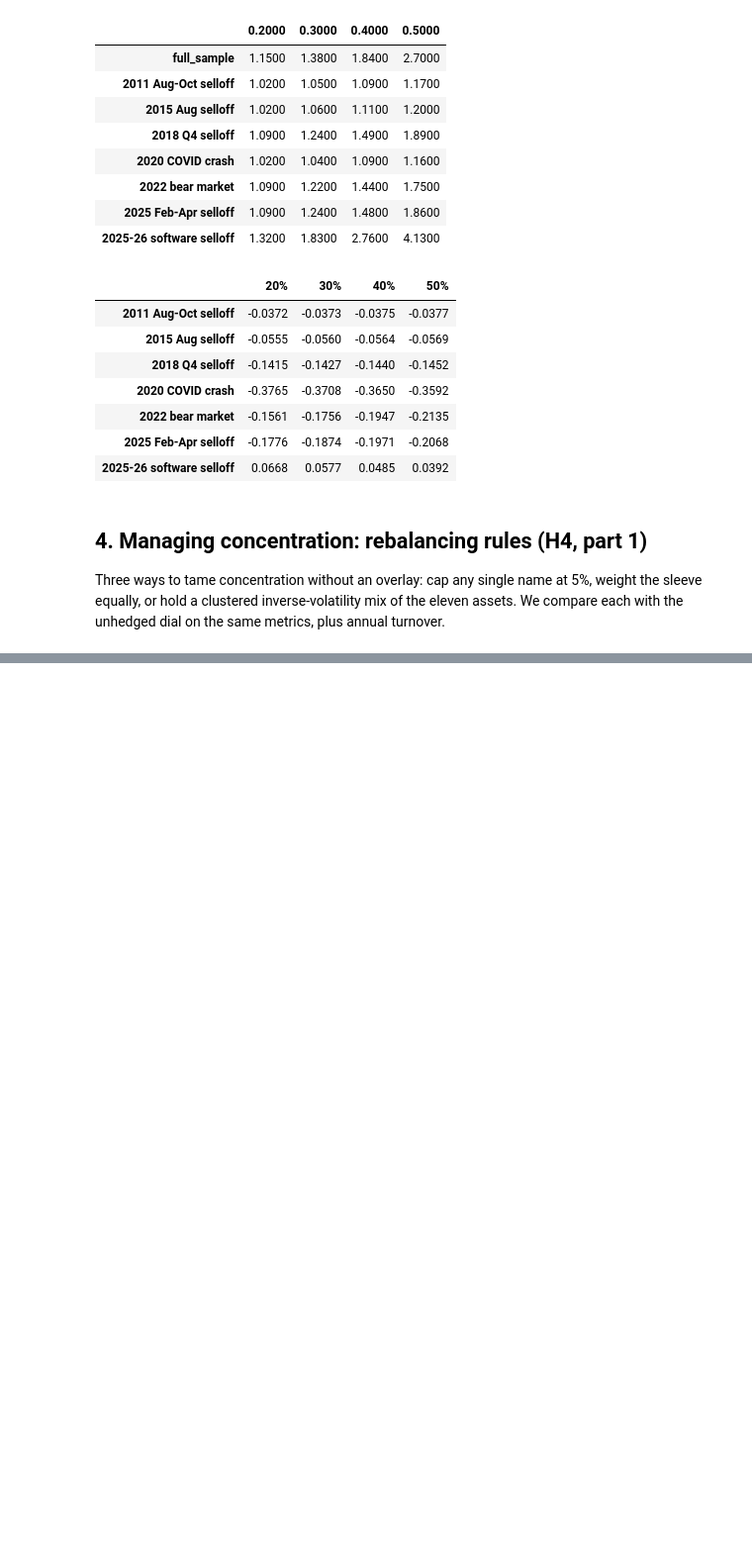
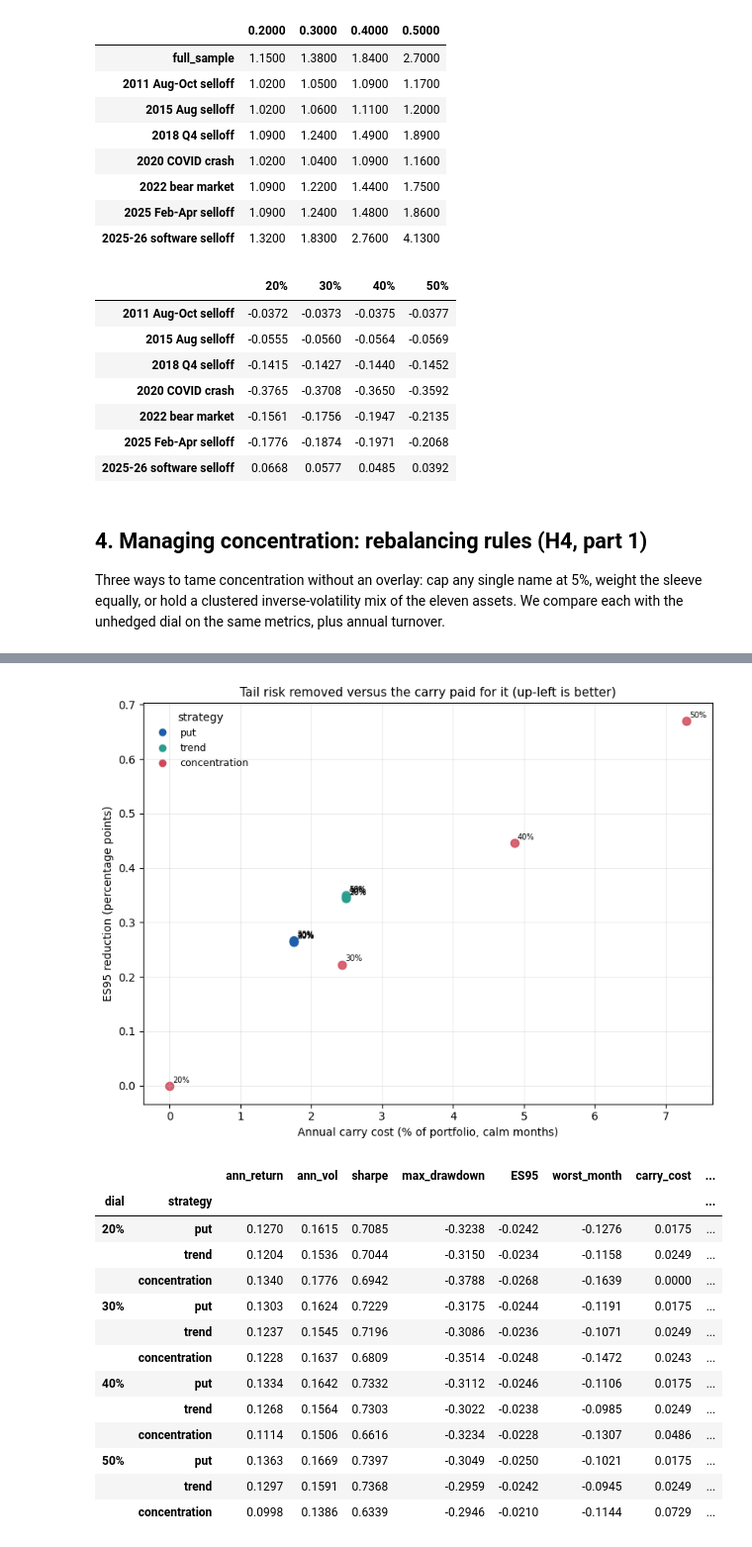
Before and after one commit to KavinDhanasekaran7/AI-Concentration-Hedging, a Jupyter notebook: notebooks/ai_concentration_tail_hedging.ipynb, the cells around one changed output, grey strips where cells are left out. Shown at 99% size. Saved outputs shown, nothing was run; the diff lists cells and outputs as text; code cells hidden in the pictures; blank space fills up the shorter version.

```diff
--- a/notebooks/ai_concentration_tail_hedging.ipynb
+++ b/notebooks/ai_concentration_tail_hedging.ipynb
@@ -262,0 +294,20 @@ rebalancing_table
+# %%
+from src import hedges as hg, scorecard as sc
+
+index_returns = pf.daily_returns(index_prices)
+sleeve_returns = built["sleeve"]["returns"]
+put_overlay = opt.put_overlay_returns(index_prices["SPY"], vix["^VIX"], rf_daily, put_m, config.HEDGE_NOTIONAL)
+trend_overlay = hg.trend_overlay(index_prices["SPY"], index_returns["SPY"], rf_daily)
+
+def hedged(dial_returns, overlay):
+    combined = dial_returns + overlay.reindex(dial_returns.index).fillna(0.0)
+    return combined.loc[config.STOCK_ANALYSIS_START:]
+
+hedge_strategies, unhedged_by_dial = {}, {}
+for w_top, bt in built["dials"].items():
+    label = f"{w_top:.0%}"
+    unhedged_by_dial[label] = bt["returns"].loc[config.STOCK_ANALYSIS_START:]
+    conc_overlay = hg.concentration_overlay(w_top, sleeve_returns, index_returns["QQQ"], rf_daily)
+    hedge_strategies[(label, "put")] = hedged(bt["returns"], put_overlay)
+    hedge_strategies[(label, "trend")] = hedged(bt["returns"], trend_overlay)
+    hedge_strategies[(label, "concentration")] = hedged(bt["returns"], conc_overlay)
@@ -262,0 +374,22 @@ rebalancing_table
+# %%
+scorecard = sc.build_scorecard(hedge_strategies, unhedged_by_dial, rf_daily)
+scorecard.to_csv(config.TABLES_DIR / "scorecard.csv")
+plots.plot_cost_vs_protection(scorecard)
+plt.show()
+scorecard.round(4)
+# %% [output]
+[figure, added]
+|  |  | ann_return | ann_vol | sharpe | max_drawdown | ES95 | worst_month | carry_cost | ... |
+| dial | strategy |  |  |  |  |  |  |  | ... |
+| 20% | put | 0.1270 | 0.1615 | 0.7085 | -0.3238 | -0.0242 | -0.1276 | 0.0175 | ... |
+|  | trend | 0.1204 | 0.1536 | 0.7044 | -0.3150 | -0.0234 | -0.1158 | 0.0249 | ... |
+|  | concentration | 0.1340 | 0.1776 | 0.6942 | -0.3788 | -0.0268 | -0.1639 | 0.0000 | ... |
+| 30% | put | 0.1303 | 0.1624 | 0.7229 | -0.3175 | -0.0244 | -0.1191 | 0.0175 | ... |
+|  | trend | 0.1237 | 0.1545 | 0.7196 | -0.3086 | -0.0236 | -0.1071 | 0.0249 | ... |
+|  | concentration | 0.1228 | 0.1637 | 0.6809 | -0.3514 | -0.0248 | -0.1472 | 0.0243 | ... |
+| 40% | put | 0.1334 | 0.1642 | 0.7332 | -0.3112 | -0.0246 | -0.1106 | 0.0175 | ... |
+|  | trend | 0.1268 | 0.1564 | 0.7303 | -0.3022 | -0.0238 | -0.0985 | 0.0249 | ... |
+|  | concentration | 0.1114 | 0.1506 | 0.6616 | -0.3234 | -0.0228 | -0.1307 | 0.0486 | ... |
+| 50% | put | 0.1363 | 0.1669 | 0.7397 | -0.3049 | -0.0250 | -0.1021 | 0.0175 | ... |
+|  | trend | 0.1297 | 0.1591 | 0.7368 | -0.2959 | -0.0242 | -0.0945 | 0.0249 | ... |
+|  | concentration | 0.0998 | 0.1386 | 0.6339 | -0.2946 | -0.0210 | -0.1144 | 0.0729 | ... |
```
Also changed, not shown: parts of 7 cells of this notebook, 11 other files.
